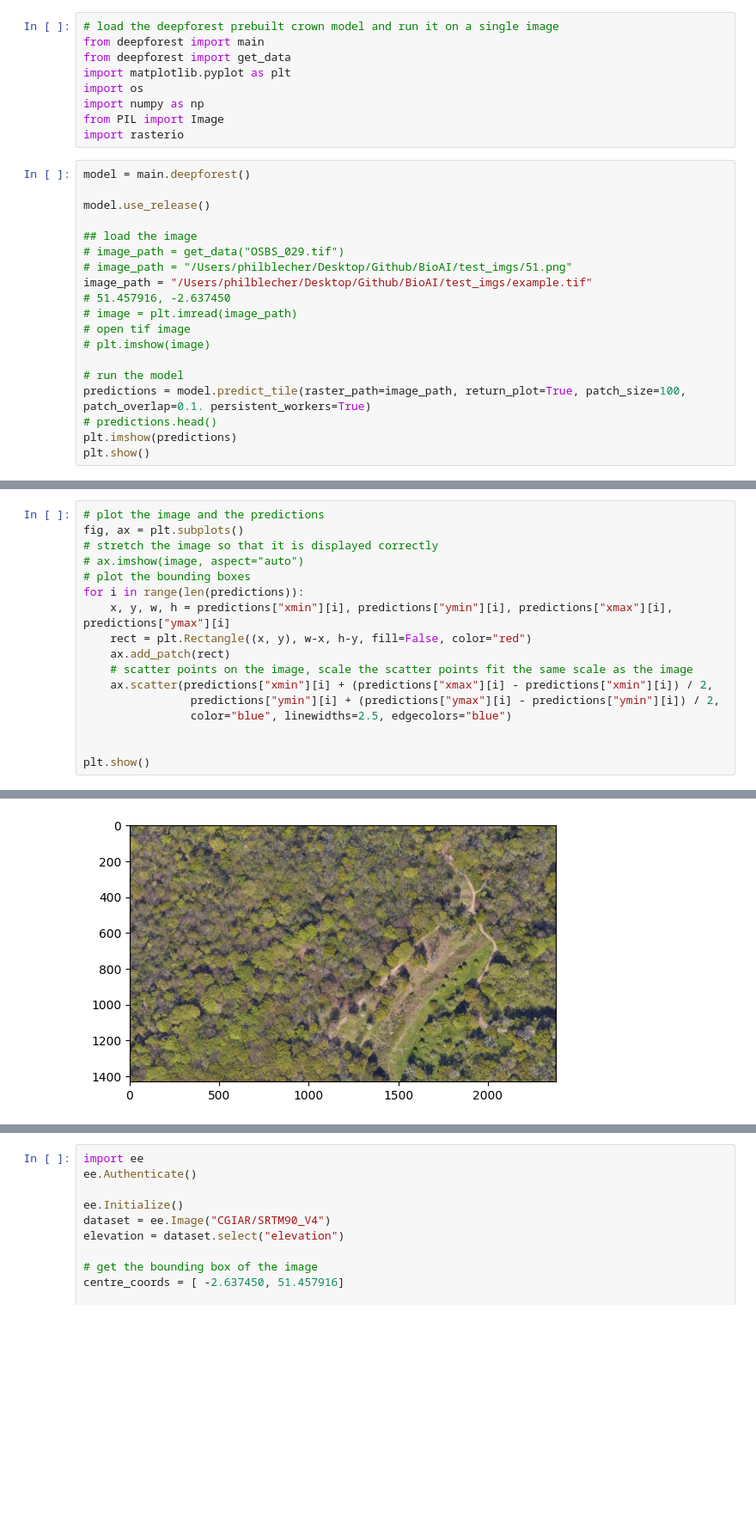
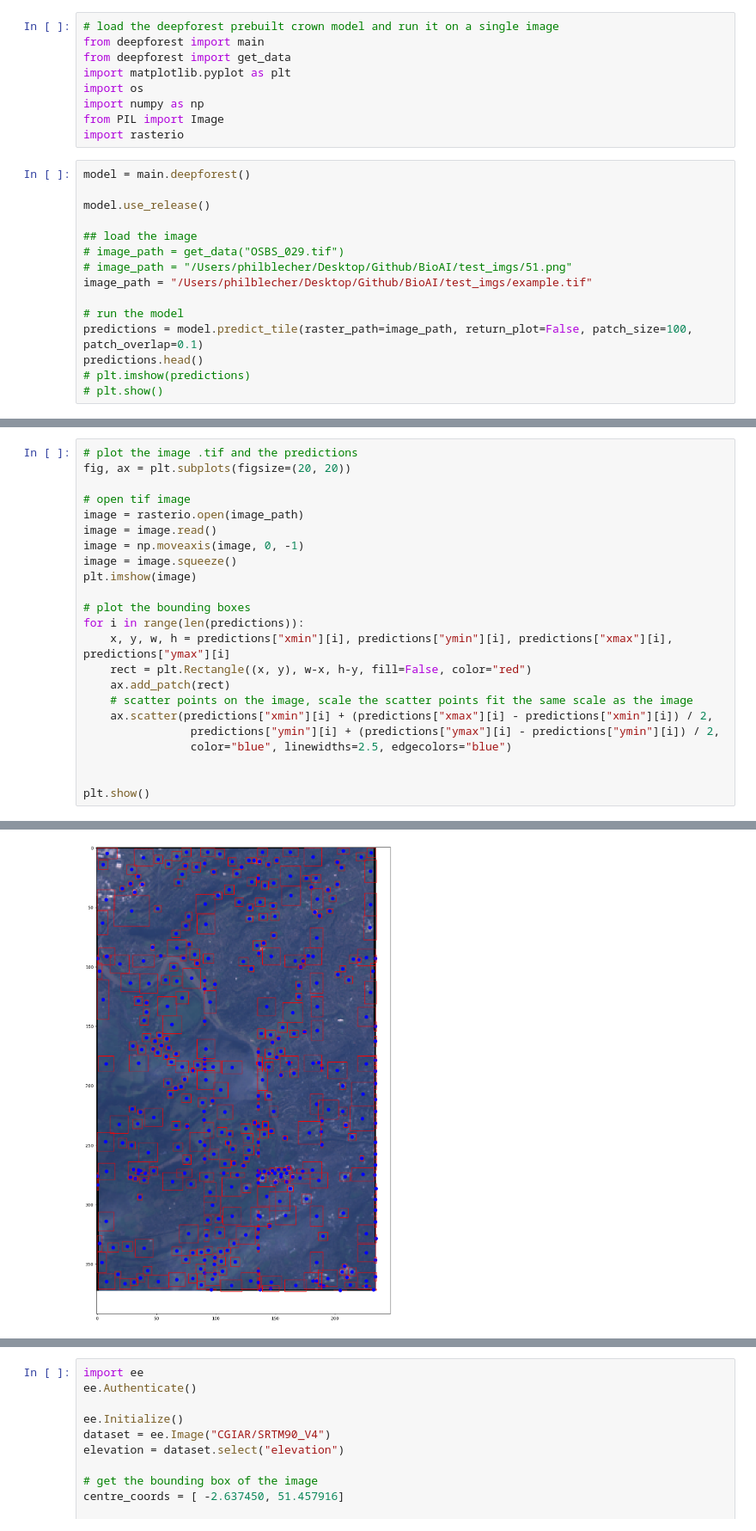
Before and after one commit to pilipb/BioAI, a Jupyter notebook: deepforest_test.ipynb, the cells around one changed output, grey strips where cells are left out. Shown: that part at 86% size. Cells and saved outputs as stored; diff of their text form; blank space fills up the shorter version.

```diff
--- a/deepforest_test.ipynb
+++ b/deepforest_test.ipynb
@@ -16,16 +16,12 @@ model.use_release()
 # image_path = get_data("OSBS_029.tif")
 # image_path = "/Users/philblecher/Desktop/Github/BioAI/test_imgs/51.png"
 image_path = "/Users/philblecher/Desktop/Github/BioAI/test_imgs/example.tif"
-# 51.457916, -2.637450
-# image = plt.imread(image_path)
-# open tif image
-# plt.imshow(image)
 
 # run the model
-predictions = model.predict_tile(raster_path=image_path, return_plot=True, patch_size=100, patch_overlap=0.1. persistent_workers=True)
-# predictions.head()
-plt.imshow(predictions)
-plt.show()
+predictions = model.predict_tile(raster_path=image_path, return_plot=False, patch_size=100, patch_overlap=0.1)
+predictions.head()
+# plt.imshow(predictions)
+# plt.show()
 # %% [output]
 Reading config file: /Users/philblecher/opt/miniconda3/envs/deepforest/lib/python3.12/site-packages/deepforest/data/deepforest_config.yml
 GPU available: False, used: False
@@ -42,8 +43,14 @@ Loading pre-built model: https://github.com/weecology/DeepForest/releases/tag/1.
 # %%
-# plot the image and the predictions
-fig, ax = plt.subplots()
-# stretch the image so that it is displayed correctly
-# ax.imshow(image, aspect="auto")
+# plot the image .tif and the predictions
+fig, ax = plt.subplots(figsize=(20, 20))
+
+# open tif image
+image = rasterio.open(image_path)
+image = image.read()
+image = np.moveaxis(image, 0, -1)
+image = image.squeeze()
+plt.imshow(image)
+
 # plot the bounding boxes
 for i in range(len(predictions)):
     x, y, w, h = predictions["xmin"][i], predictions["ymin"][i], predictions["xmax"][i], predictions["ymax"][i]
@@ -61,4 +67,4 @@ AttributeError: 'numpy.ndarray' object has no attribute 'plot'
-[figure, old version]
+[figure, new version]
 # %%
 # transform the scatter into a density map
 # create a grid of points
```
Also changed, not shown: parts of 4 cells of this notebook.
